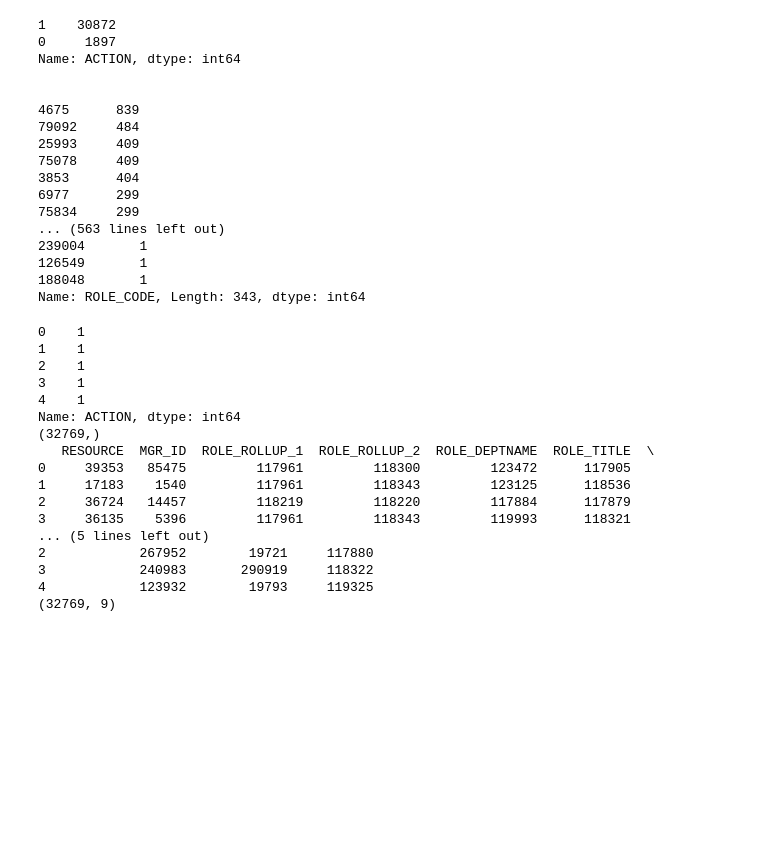
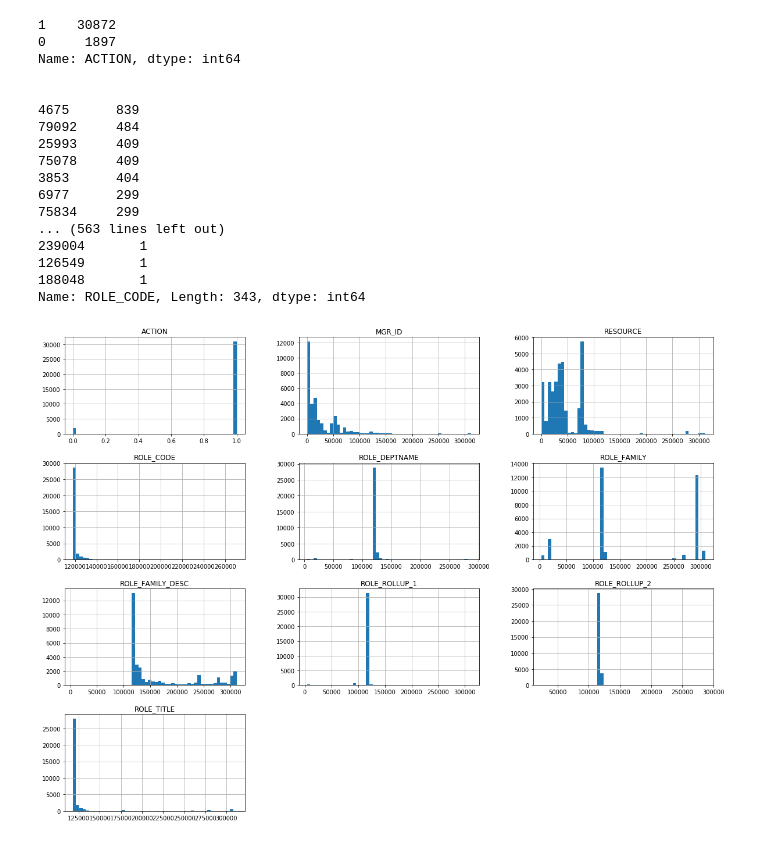
Before and after one commit to ck24/capstone, a Jupyter notebook: source/Capstone.ipynb, the cells around one changed output. Drawn from its saved outputs; the diff is of its cells as text; code cells hidden in the pictures; blank space fills up the shorter version.

Commit message:
Add exploratory visualization

```diff
--- a/source/Capstone.ipynb
+++ b/source/Capstone.ipynb
@@ -72,37 +72,9 @@ Name: ACTION, dtype: int64
 126549       1
 188048       1
 Name: ROLE_CODE, Length: 343, dtype: int64
-# %%
-# extract target and features
-target = df['ACTION']
-features = df.drop('ACTION', axis=1)
-
-# Display first 5 rows of target
-print(target.head())
-
-# Display shape of target
-print(target.shape)
-
-# Display first 5 rows of features
-print(features.head())
-
-# Display shape of features
-print(features.shape)
-# %% [output]
-0    1
-1    1
-2    1
-3    1
-4    1
-Name: ACTION, dtype: int64
-(32769,)
-   RESOURCE  MGR_ID  ROLE_ROLLUP_1  ROLE_ROLLUP_2  ROLE_DEPTNAME  ROLE_TITLE  \
-0     39353   85475         117961         118300         123472      117905
-1     17183    1540         117961         118343         123125      118536
-2     36724   14457         118219         118220         117884      117879
-3     36135    5396         117961         118343         119993      118321
-... (5 lines left out)
-2            267952        19721     117880
-3            240983       290919     118322
-4            123932        19793     119325
-(32769, 9)
+# %%
+# draw histograms for each attribute
+df.hist(bins=50, figsize=(20, 15))
+plt.show()
+# %% [output]
+[figure, added]
```
Also changed, not shown: parts of 6 cells of this notebook, 4 other files.
